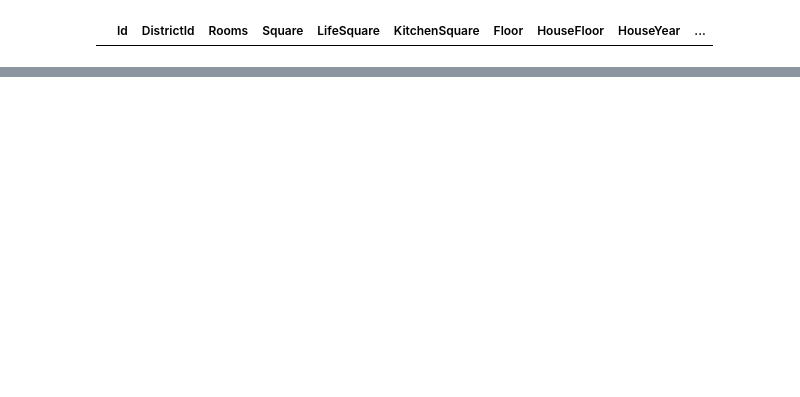
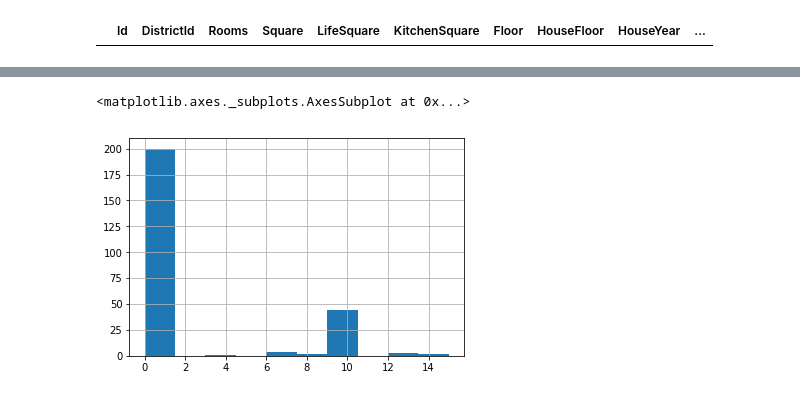
Before and after one commit to DenisLezin/GB_Python_for_DS_1, a Jupyter notebook: learn_project1.ipynb, the cells around one changed output, grey strips where cells are left out. Saved outputs shown, nothing was run; the diff lists cells and outputs as text; code cells hidden in the pictures; blank space fills up the shorter version.

```diff
--- a/learn_project1.ipynb
+++ b/learn_project1.ipynb
@@ -96,0 +922,5 @@ data.loc[(data['HouseYear'] > 2021)]
+# %%
+data_na_frame.query('HouseYear > 2010')['KitchenSquare'].hist()
+# %% [output]
+<matplotlib.axes._subplots.AxesSubplot at 0x...>
+[figure, added]
```
Also changed, not shown: parts of 107 cells of this notebook.
